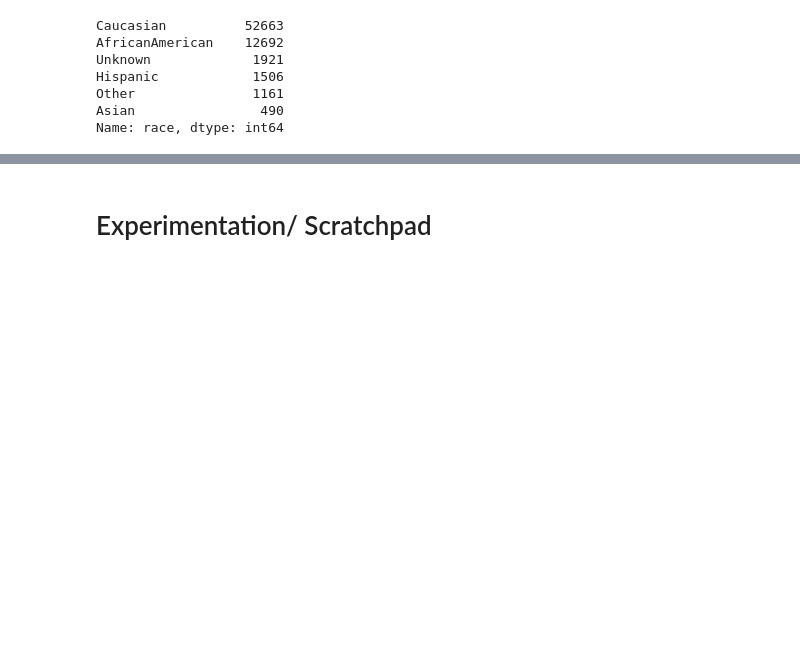
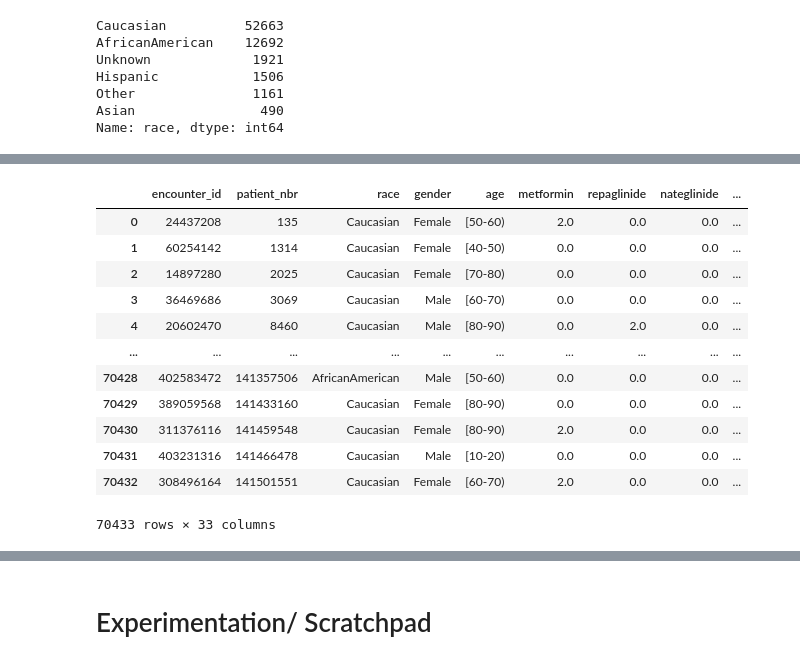
Before and after one commit to bcullinan32/ML_Course, a Jupyter notebook: Class-Data-Clean-Up.ipynb, the cells around one changed output, grey strips where cells are left out. Drawn from its saved outputs; the diff is of its cells as text; code cells hidden in the pictures; blank space fills up the shorter version.

```diff
--- a/Class-Data-Clean-Up.ipynb
+++ b/Class-Data-Clean-Up.ipynb
@@ -413,0 +407,4 @@ mainData
+# %%
+# TEMP: Create copy of mainData
+
+tempModelingDF = mainData
@@ -413,0 +427,25 @@ mainData
+# %%
+# Drop columns that are not needed
+# TODO: Needs to move up
+varsToDrop = ['admission_type_id','admission_source_id','admission_type_value','discharge_disposition_id',
+              'time_in_hospital','num_lab_procedures','num_procedures','num_medications',
+              'number_outpatient','number_emergency','number_inpatient',
+              'diag_1','diag_2', 'diag_3','number_diagnoses', 'max_glu_serum','A1Cresult',
+              'change','diabetesMed']
+
+tempModelingDF = tempModelingDF.drop(columns=varsToDrop)
+tempModelingDF
+# %% [output]
+|  | encounter_id | patient_nbr | race | gender | age | metformin | repaglinide | nateglinide | ... |
+| 0 | 24437208 | 135 | Caucasian | Female | [50-60) | 2.0 | 0.0 | 0.0 | ... |
+| 1 | 60254142 | 1314 | Caucasian | Female | [40-50) | 0.0 | 0.0 | 0.0 | ... |
+| 2 | 14897280 | 2025 | Caucasian | Female | [70-80) | 0.0 | 0.0 | 0.0 | ... |
+| 3 | 36469686 | 3069 | Caucasian | Male | [60-70) | 0.0 | 0.0 | 0.0 | ... |
+| 4 | 20602470 | 8460 | Caucasian | Male | [80-90) | 0.0 | 2.0 | 0.0 | ... |
+| ... | ... | ... | ... | ... | ... | ... | ... | ... | ... |
+| 70428 | 402583472 | 141357506 | AfricanAmerican | Male | [50-60) | 0.0 | 0.0 | 0.0 | ... |
+| 70429 | 389059568 | 141433160 | Caucasian | Female | [80-90) | 0.0 | 0.0 | 0.0 | ... |
+| 70430 | 311376116 | 141459548 | Caucasian | Female | [80-90) | 2.0 | 0.0 | 0.0 | ... |
+| 70431 | 403231316 | 141466478 | Caucasian | Male | [10-20) | 0.0 | 0.0 | 0.0 | ... |
+| 70432 | 308496164 | 141501551 | Caucasian | Female | [60-70) | 2.0 | 0.0 | 0.0 | ... |
+70433 rows × 33 columns
```
Also changed, not shown: parts of 11 cells of this notebook.
